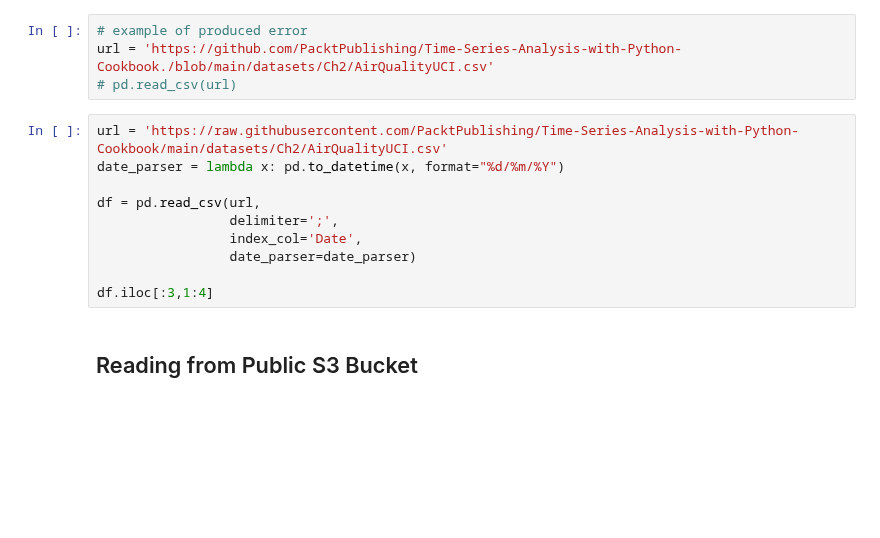
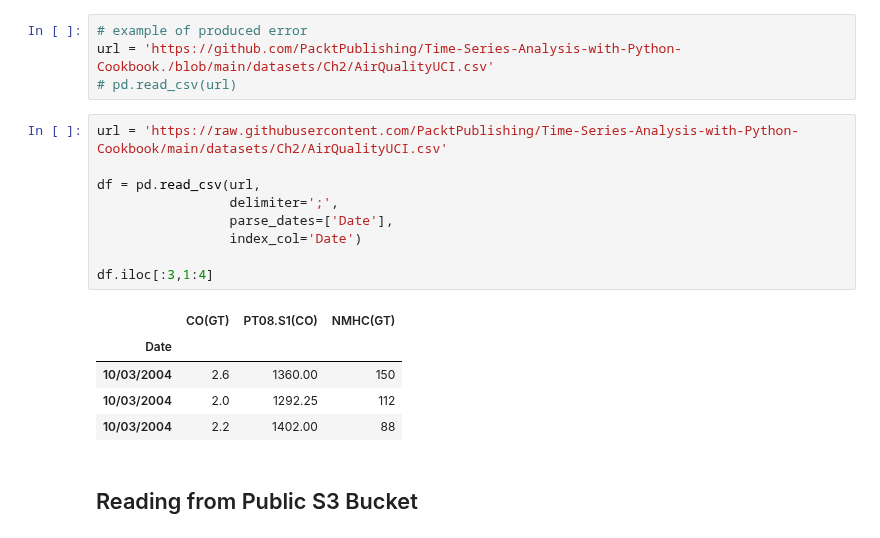
Before and after one commit to PacktPublishing/Time-Series-Analysis-with-Python-Cookbook-Second-Edition, a Jupyter notebook: code/Ch2/Chapter 2.ipynb, the cells around one changed output. Cells and saved outputs as stored; diff of their text form; blank space fills up the shorter version.

```diff
--- a/code/Ch2/Chapter 2.ipynb
+++ b/code/Ch2/Chapter 2.ipynb
@@ -175,14 +403,19 @@ url = 'https://github.com/PacktPublishing/Time-Series-Analysis-with-Python-Cookb
 # pd.read_csv(url)
 # %%
 url = 'https://raw.githubusercontent.com/PacktPublishing/Time-Series-Analysis-with-Python-Cookbook/main/datasets/Ch2/AirQualityUCI.csv'
-date_parser = lambda x: pd.to_datetime(x, format="%d/%m/%Y")
 
 df = pd.read_csv(url,
                  delimiter=';',
-                 index_col='Date',
-                 date_parser=date_parser)
+                 parse_dates=['Date'],
+                 index_col='Date')
 
 df.iloc[:3,1:4]
+# %% [output]
+|  | CO(GT) | PT08.S1(CO) | NMHC(GT) |
+| Date |  |  |  |
+| 10/03/2004 | 2.6 | 1360.00 | 150 |
+| 10/03/2004 | 2.0 | 1292.25 | 112 |
+| 10/03/2004 | 2.2 | 1402.00 | 88 |
 # %% [markdown]
 ## Reading from Public S3 Bucket
 # %% [markdown]
```
Also changed, not shown: parts of 80 cells of this notebook, 1 other file.
